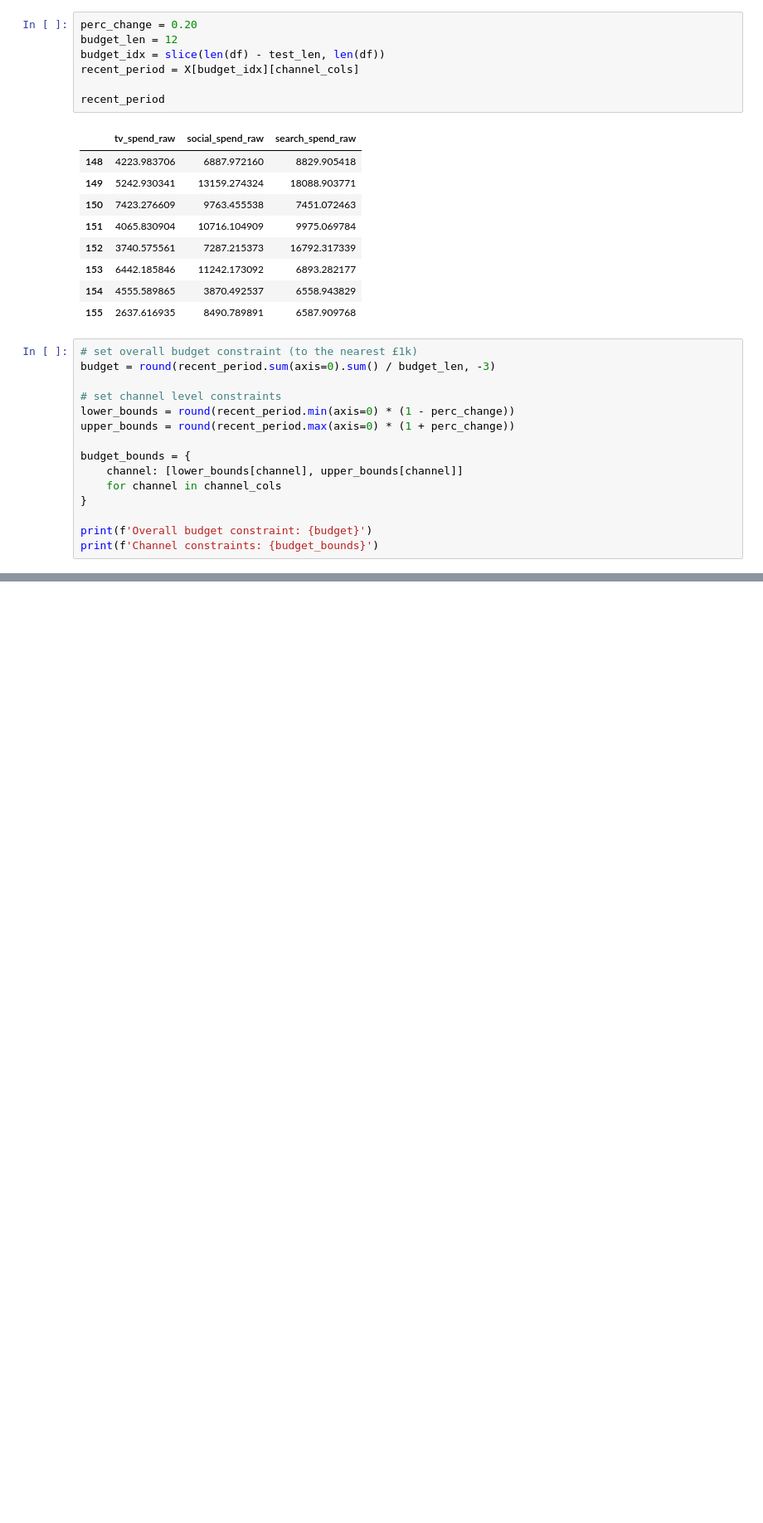
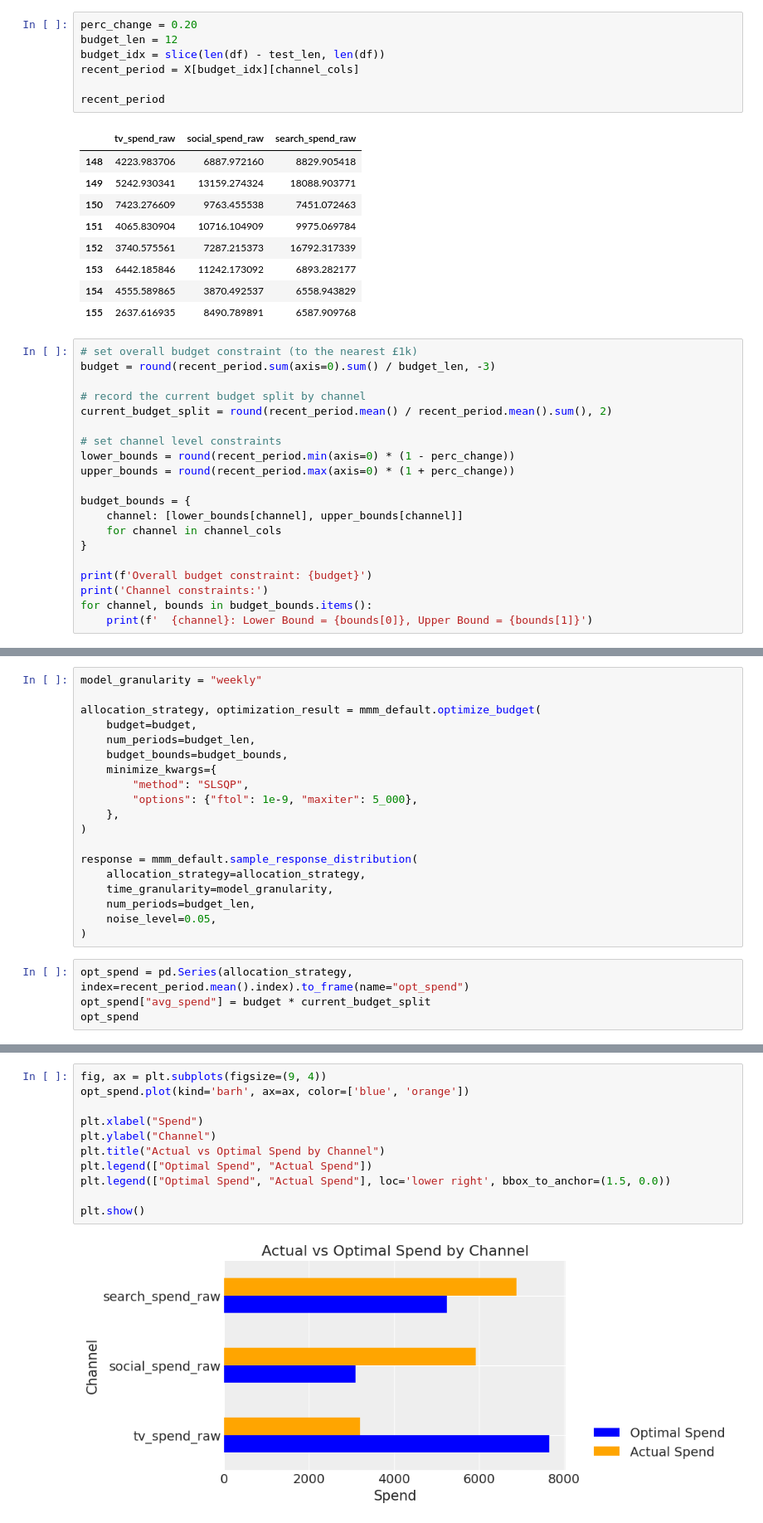
Before and after one commit to raz1470/pymc_marketing, a Jupyter notebook: notebooks/3. optimising budgets with marketing mix models (MMM) in python.ipynb, the cells around one changed output, grey strips where cells are left out. Shown at 83% size. Cells and saved outputs as stored; diff of their text form; blank space fills up the shorter version.

```diff
--- a/notebooks/3. optimising budgets with marketing mix models (MMM) in python.ipynb
+++ b/notebooks/3. optimising budgets with marketing mix models (MMM) in python.ipynb
@@ -196,6 +198,9 @@ recent_period
 # %%
 # set overall budget constraint (to the nearest £1k)
 budget = round(recent_period.sum(axis=0).sum() / budget_len, -3)
+
+# record the current budget split by channel
+current_budget_split = round(recent_period.mean() / recent_period.mean().sum(), 2)
 
 # set channel level constraints
 lower_bounds = round(recent_period.min(axis=0) * (1 - perc_change))
@@ -207,6 +212,8 @@ budget_bounds = {
 }
 
 print(f'Overall budget constraint: {budget}')
-print(f'Channel constraints: {budget_bounds}')
+print('Channel constraints:')
+for channel, bounds in budget_bounds.items():
+    print(f'  {channel}: Lower Bound = {bounds[0]}, Upper Bound = {bounds[1]}')
 # %% [output]
 Overall budget constraint: 16000.0
@@ -265,0 +224,23 @@ Name: sales, dtype: float64
+# %%
+model_granularity = "weekly"
+
+allocation_strategy, optimization_result = mmm_default.optimize_budget(
+    budget=budget,
+    num_periods=budget_len,
+    budget_bounds=budget_bounds,
+    minimize_kwargs={
+        "method": "SLSQP",
+        "options": {"ftol": 1e-9, "maxiter": 5_000},
+    },
+)
+
+response = mmm_default.sample_response_distribution(
+    allocation_strategy=allocation_strategy,
+    time_granularity=model_granularity,
+    num_periods=budget_len,
+    noise_level=0.05,
+)
+# %%
+opt_spend = pd.Series(allocation_strategy, index=recent_period.mean().index).to_frame(name="opt_spend")
+opt_spend["avg_spend"] = budget * current_budget_split
+opt_spend
@@ -265,0 +258,13 @@ Name: sales, dtype: float64
+# %%
+fig, ax = plt.subplots(figsize=(9, 4))
+opt_spend.plot(kind='barh', ax=ax, color=['blue', 'orange'])
+
+plt.xlabel("Spend")
+plt.ylabel("Channel")
+plt.title("Actual vs Optimal Spend by Channel")
+plt.legend(["Optimal Spend", "Actual Spend"])
+plt.legend(["Optimal Spend", "Actual Spend"], loc='lower right', bbox_to_anchor=(1.5, 0.0))
+
+plt.show()
+# %% [output]
+[figure, added]
```
Also changed, not shown: parts of 16 cells of this notebook, 7 other files.
